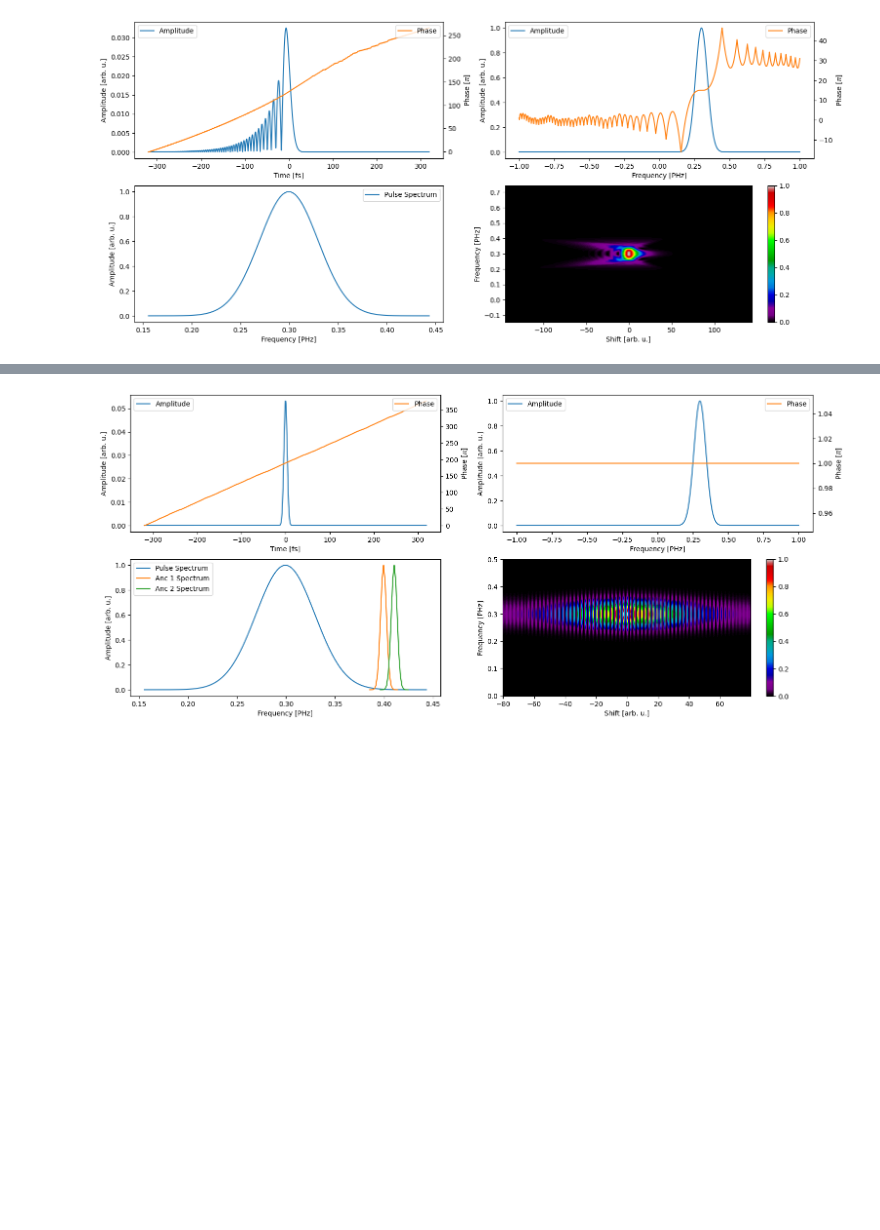
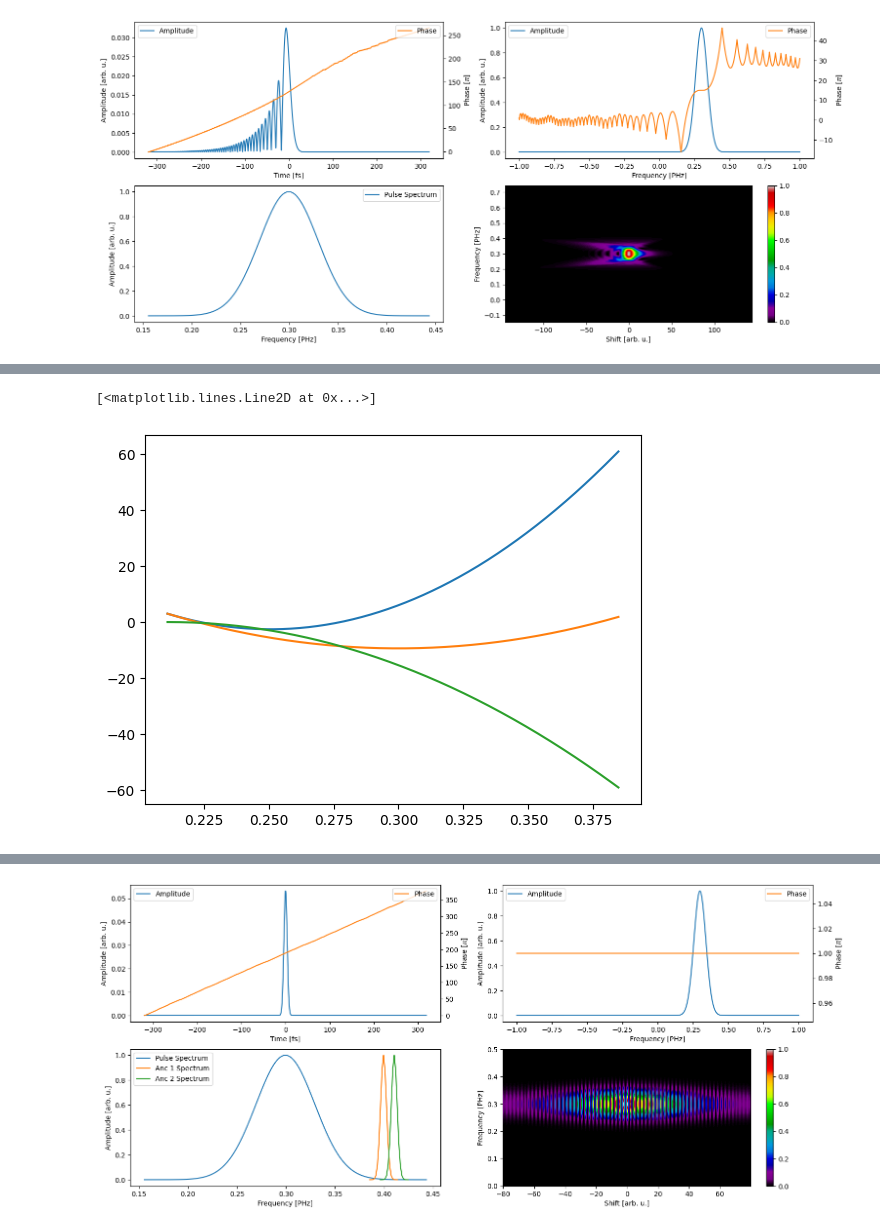
Before and after one commit to matillda123/Pulse-Retrieval-with-Jax, a Jupyter notebook: _usage_example.ipynb, the cells around one changed output, grey strips where cells are left out. Drawn from its saved outputs; the diff is of its cells as text; code cells hidden in the pictures; blank space fills up the shorter version.

```diff
--- a/_usage_example.ipynb
+++ b/_usage_example.ipynb
@@ -65,0 +68,37 @@ z_arr, frequency, trace, spectra = pulse_maker.generate_chirpscan(z_arr, time_in
+# %%
+def calc_sine_phase(omega, phase_shift, parameters):
+    alpha, gamma, central_frequency = parameters
+    omega = omega - 2*jnp.pi*central_frequency
+    return alpha*jnp.sin(gamma*omega - phase_shift)
+
+
+def calc_gaussian_phase(omega, phase_shift, parameters):
+    # the factor of 1j causes a change in amplitude, as intended by GMIIPS
+    gamma, sigma, central_frequency = parameters
+    omega = omega - 2*jnp.pi*central_frequency
+    return 1j*(gamma*omega - phase_shift)**2/(2*sigma**2)
+
+
+
+def calc_GDD(omega, phase_shift, parameters, phase_func):
+    return jax.vmap(jax.grad(jax.grad(phase_func, argnums=0, holomorphic=True),argnums=0, holomorphic=True), in_axes=(0,0,None))(jnp.asarray(omega, dtype=jnp.complex64), phase_shift, parameters)
+# %%
+factor = 2
+# %%
+delta_m = z_arr[jnp.argmax(trace, axis=0)]
+gdd = calc_GDD(2*jnp.pi*frequency/factor, delta_m, parameters, calc_sine_phase)
+
+gd = integrate_signal_1D(gdd, 2*jnp.pi*frequency/factor, "euler_maclaurin", 3)
+phase = integrate_signal_1D(gd, 2*jnp.pi*frequency/factor, "euler_maclaurin", 3)
+# %%
+phase_inp = np.unwrap(np.angle(pulse_f_inp))
+phase_inp = do_interpolation_1d(frequency/factor, frequency_inp, phase_inp)
+# phase_inp = phase_inp - jnp.mean(phase_inp)
+# phase = phase - jnp.mean(phase)
+# %%
+plt.plot(frequency/factor, phase_inp-phase)
+plt.plot(frequency/factor, phase_inp)
+plt.plot(frequency/factor, phase)
+# %% [output]
+[<matplotlib.lines.Line2D at 0x...>]
+[figure, added]
```
Also changed, not shown: parts of 4 cells of this notebook, 7 other files.
